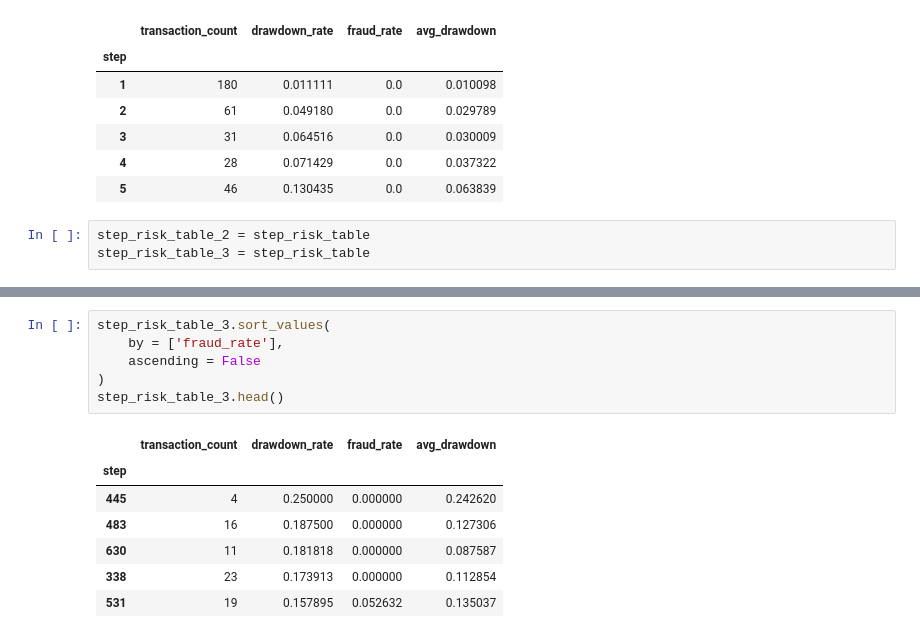
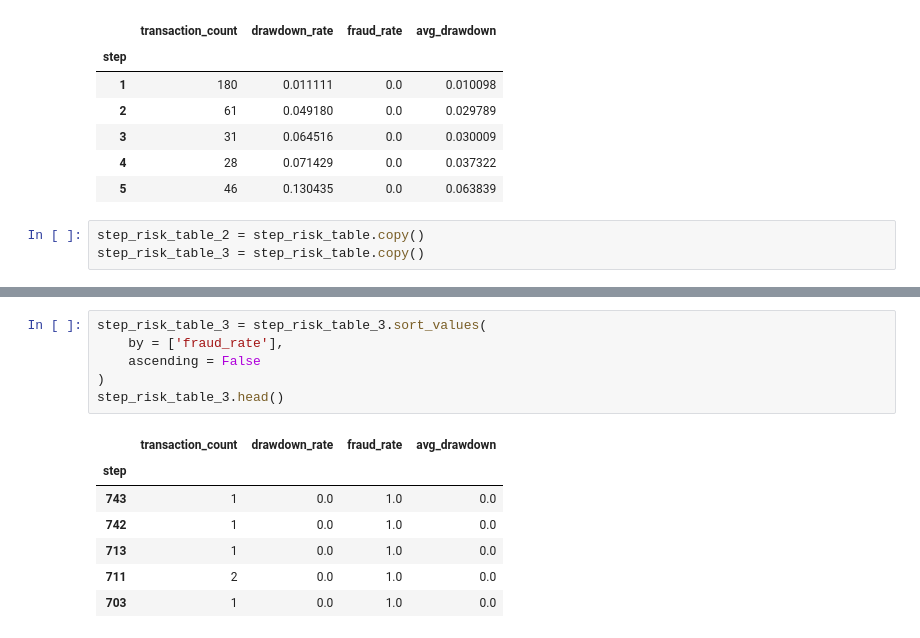
Before and after one commit to saidattaputta/Fintech-System-Level-Risk-Monitoring-Forecasting-Framework, a Jupyter notebook: fintech-project-2.ipynb, the cells around one changed output, grey strips where cells are left out. Cells and saved outputs as stored; diff of their text form.

```diff
--- a/fintech-project-2.ipynb
+++ b/fintech-project-2.ipynb
@@ -104,6 +104,6 @@ step_risk_table.head()
 | 4 | 28 | 0.071429 | 0.0 | 0.037322 |
 | 5 | 46 | 0.130435 | 0.0 | 0.063839 |
 # %%
-step_risk_table_2 = step_risk_table
-step_risk_table_3 = step_risk_table
+step_risk_table_2 = step_risk_table.copy()
+step_risk_table_3 = step_risk_table.copy()
 # %%
@@ -122,16 +121,16 @@ step_risk_table_2.head()
 | 338 | 23 | 0.173913 | 0.000000 | 0.112854 |
 | 531 | 19 | 0.157895 | 0.052632 | 0.135037 |
 # %%
-step_risk_table_3.sort_values(
+step_risk_table_3 = step_risk_table_3.sort_values(
     by = ['fraud_rate'],
     ascending = False
 )
 step_risk_table_3.head()
 # %% [output]
 |  | transaction_count | drawdown_rate | fraud_rate | avg_drawdown |
 | step |  |  |  |  |
-| 445 | 4 | 0.250000 | 0.000000 | 0.242620 |
-| 483 | 16 | 0.187500 | 0.000000 | 0.127306 |
-| 630 | 11 | 0.181818 | 0.000000 | 0.087587 |
-| 338 | 23 | 0.173913 | 0.000000 | 0.112854 |
-| 531 | 19 | 0.157895 | 0.052632 | 0.135037 |
+| 743 | 1 | 0.0 | 1.0 | 0.0 |
+| 742 | 1 | 0.0 | 1.0 | 0.0 |
+| 713 | 1 | 0.0 | 1.0 | 0.0 |
+| 711 | 2 | 0.0 | 1.0 | 0.0 |
+| 703 | 1 | 0.0 | 1.0 | 0.0 |
```
Also changed, not shown: parts of 7 cells of this notebook.
